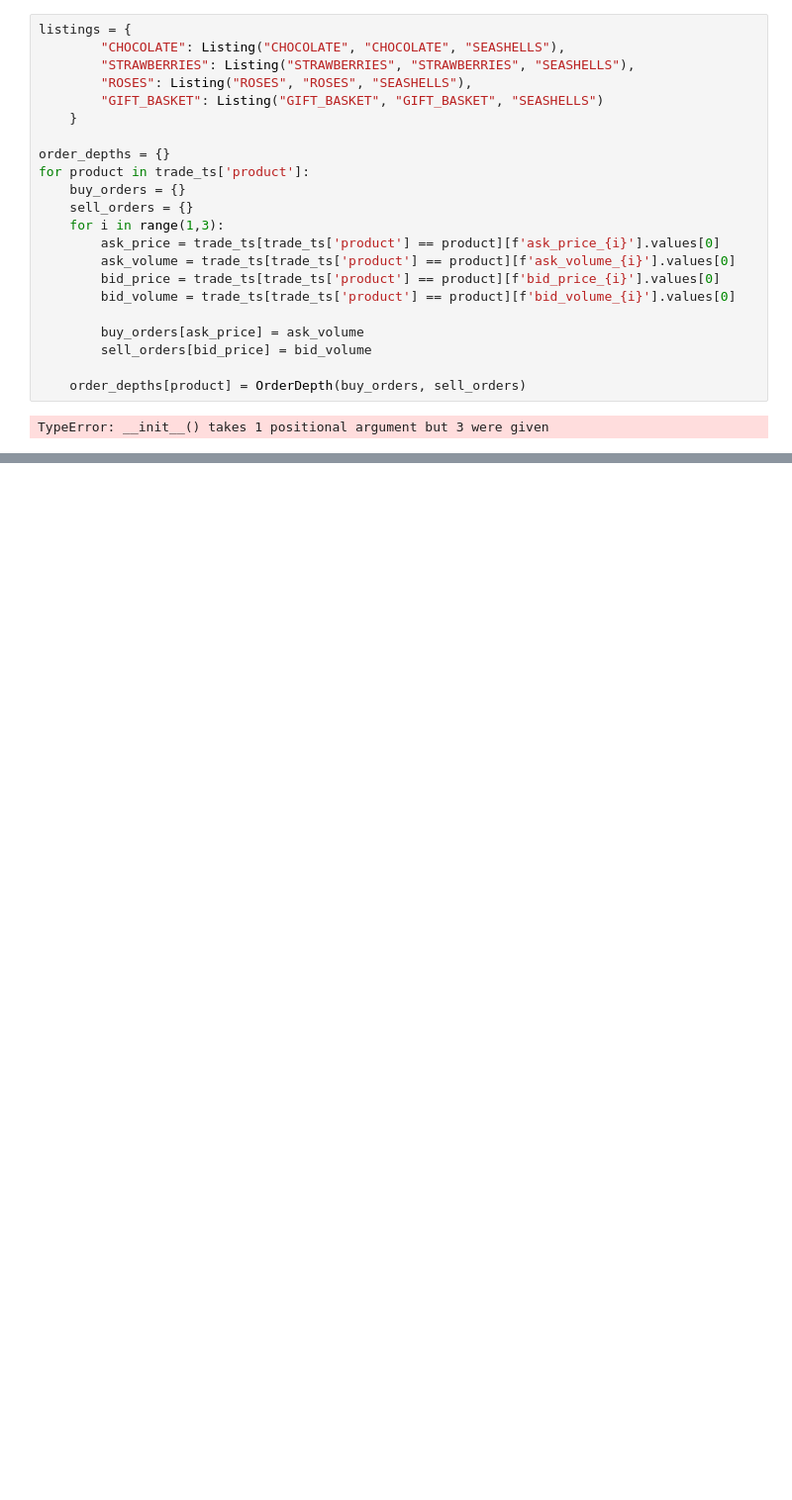
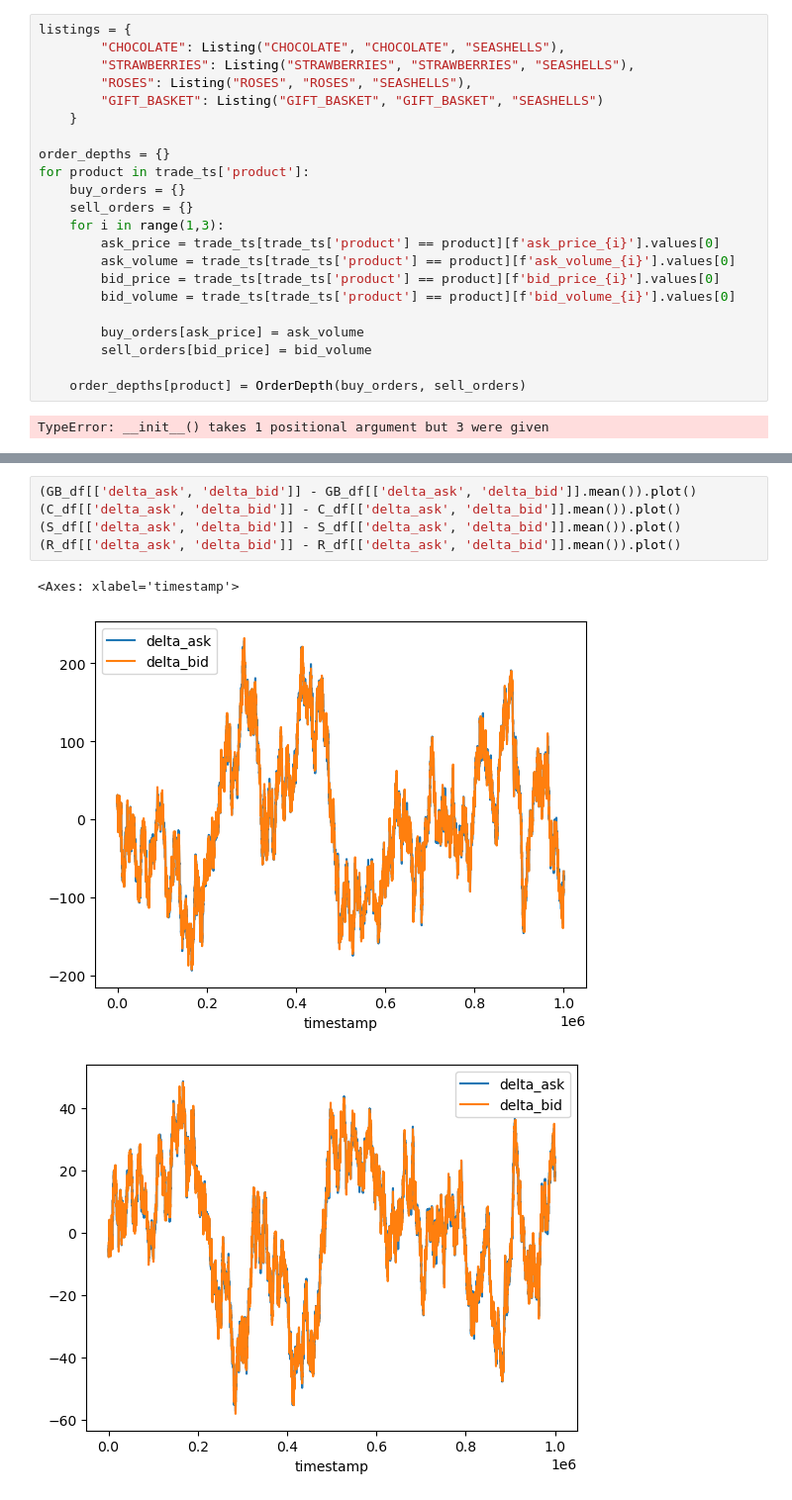
Before and after one commit to ocoropuj/IMC_Prosperity_Huskies, a Jupyter notebook: test_data.ipynb, the cells around one changed output, grey strips where cells are left out. Shown: that part at 99% size. Drawn from its saved outputs; the diff is of its cells as text; blank space fills up the shorter version.

```diff
--- a/test_data.ipynb
+++ b/test_data.ipynb
@@ -76,0 +280,9 @@ state = TradingState(
+# %%
+(GB_df[['delta_ask', 'delta_bid']] - GB_df[['delta_ask', 'delta_bid']].mean()).plot()
+(C_df[['delta_ask', 'delta_bid']] - C_df[['delta_ask', 'delta_bid']].mean()).plot()
+(S_df[['delta_ask', 'delta_bid']] - S_df[['delta_ask', 'delta_bid']].mean()).plot()
+(R_df[['delta_ask', 'delta_bid']] - R_df[['delta_ask', 'delta_bid']].mean()).plot()
+# %% [output]
+<Axes: xlabel='timestamp'>
+[figure, added]
+[figure, added]
```
Also changed, not shown: parts of 16 cells of this notebook, 5 other files.
